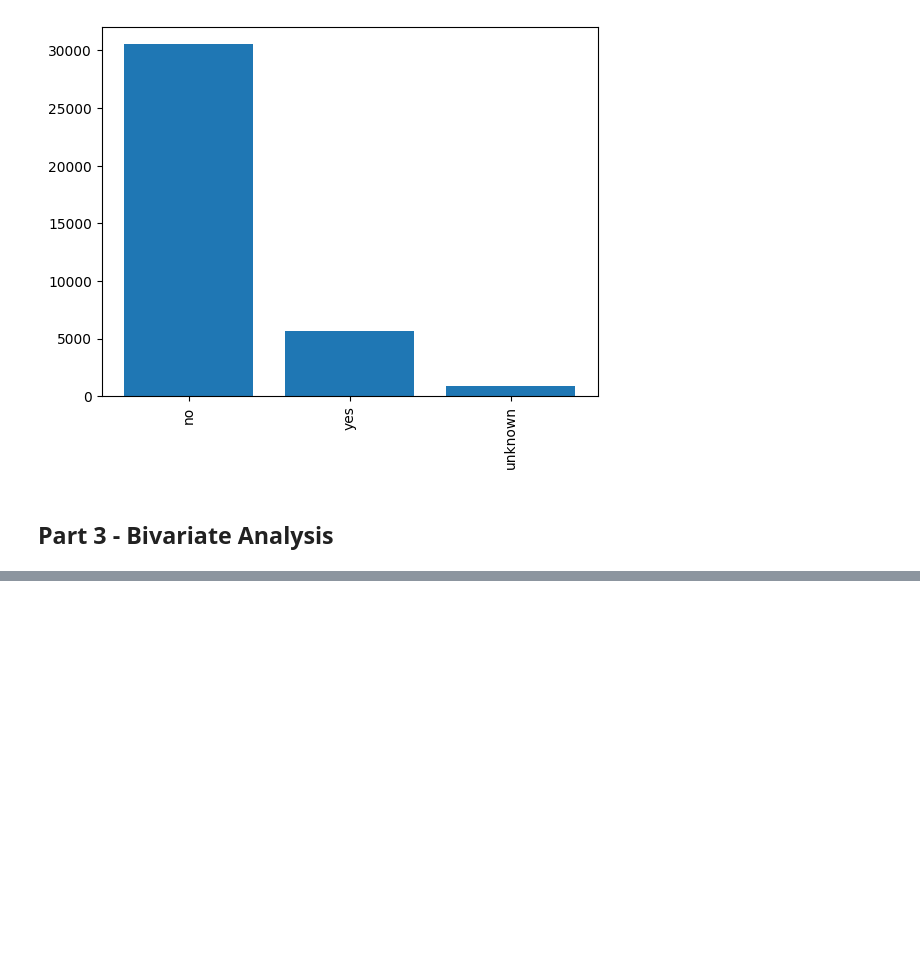
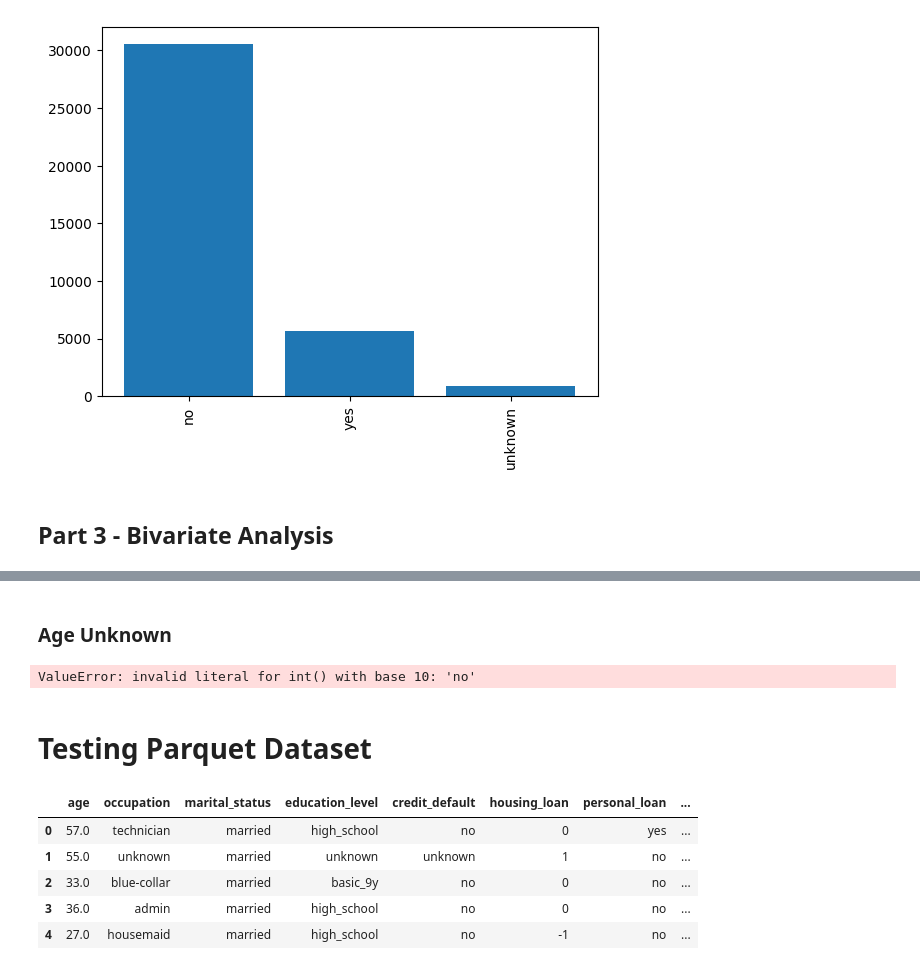
Before and after one commit to mysticshirou/EGT309-TeamJunHoe, a Jupyter notebook: eda.ipynb, the cells around one changed output, grey strips where cells are left out. Cells and saved outputs as stored; diff of their text form; code cells hidden in the pictures; blank space fills up the shorter version.

```diff
--- a/eda.ipynb
+++ b/eda.ipynb
@@ -702,0 +926,17 @@ Name: count, dtype: int64
+# %% [markdown]
+### Age Unknown
+# %%
+df_cleaned.age_unk.astype(int).corr(df_cleaned.subscription_status.astype(int))
+# %% [output]
+ValueError: invalid literal for int() with base 10: 'no'
+# %% [markdown]
+# Testing Parquet Dataset
+# %%
+pd.read_parquet(r"data\02_cleaned\preprocessed_bmarket.pq").head()
+# %% [output]
+|  | age | occupation | marital_status | education_level | credit_default | housing_loan | personal_loan | ... |
+| 0 | 57.0 | technician | married | high_school | no | 0 | yes | ... |
+| 1 | 55.0 | unknown | married | unknown | unknown | 1 | no | ... |
+| 2 | 33.0 | blue-collar | married | basic_9y | no | 0 | no | ... |
+| 3 | 36.0 | admin | married | high_school | no | 0 | no | ... |
+| 4 | 27.0 | housemaid | married | high_school | no | -1 | no | ... |
```
Also changed, not shown: parts of 24 cells of this notebook, 6 other files.
